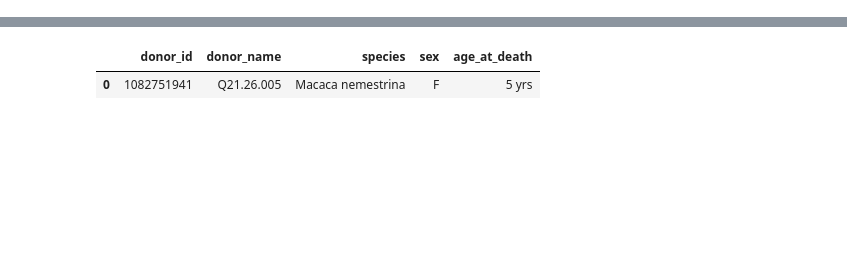
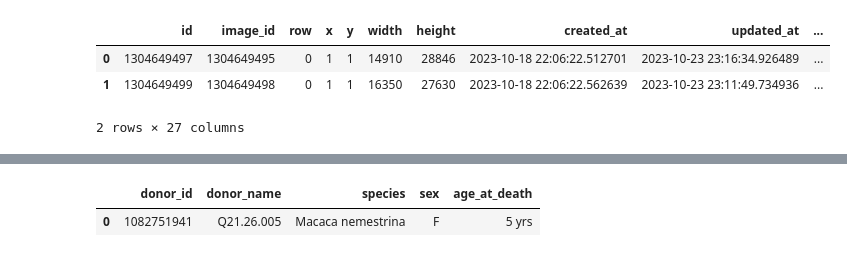
Before and after one commit to mikejhuang/hmba_image_viewer, a Jupyter notebook: sandbox/lims_queries/specimen_related_lims_queries.ipynb, the cells around one changed output, grey strips where cells are left out. Saved outputs shown, nothing was run; the diff lists cells and outputs as text; code cells hidden in the pictures; blank space fills up the shorter version.

```diff
--- a/sandbox/lims_queries/specimen_related_lims_queries.ipynb
+++ b/sandbox/lims_queries/specimen_related_lims_queries.ipynb
@@ -19,0 +81,21 @@ engine = sqlalchemy.create_engine(
+# %%
+query = '''
+        select si.*,
+        img.id as image_id_imgtable
+        from sub_images si
+        join image_series iser on si.image_series_id = iser.id
+        join run_groups rg on  iser.run_group_id = rg.id
+        join treatments t on t.id = rg.treatment_id
+        join images img on img.id = si.image_id
+        join slides sl on sl.id = img.slide_id
+        join scans sc ON sc.slide_id = sl.id
+        join specimens sp on iser.specimen_id = sp.id
+        where sp.name = 'QM23.50.001.CX.44.01.HE'
+        '''
+res = pd.read_sql(query,con=engine)
+res
+# %% [output]
+|  | id | image_id | row | x | y | width | height | created_at | updated_at | ... |
+| 0 | 1304649497 | 1304649495 | 0 | 1 | 1 | 14910 | 28846 | 2023-10-18 22:06:22.512701 | 2023-10-23 23:16:34.926489 | ... |
+| 1 | 1304649499 | 1304649498 | 0 | 1 | 1 | 16350 | 27630 | 2023-10-18 22:06:22.562639 | 2023-10-23 23:11:49.734936 | ... |
+2 rows × 27 columns
```
Also changed, not shown: parts of 22 cells of this notebook, 2 other files.
